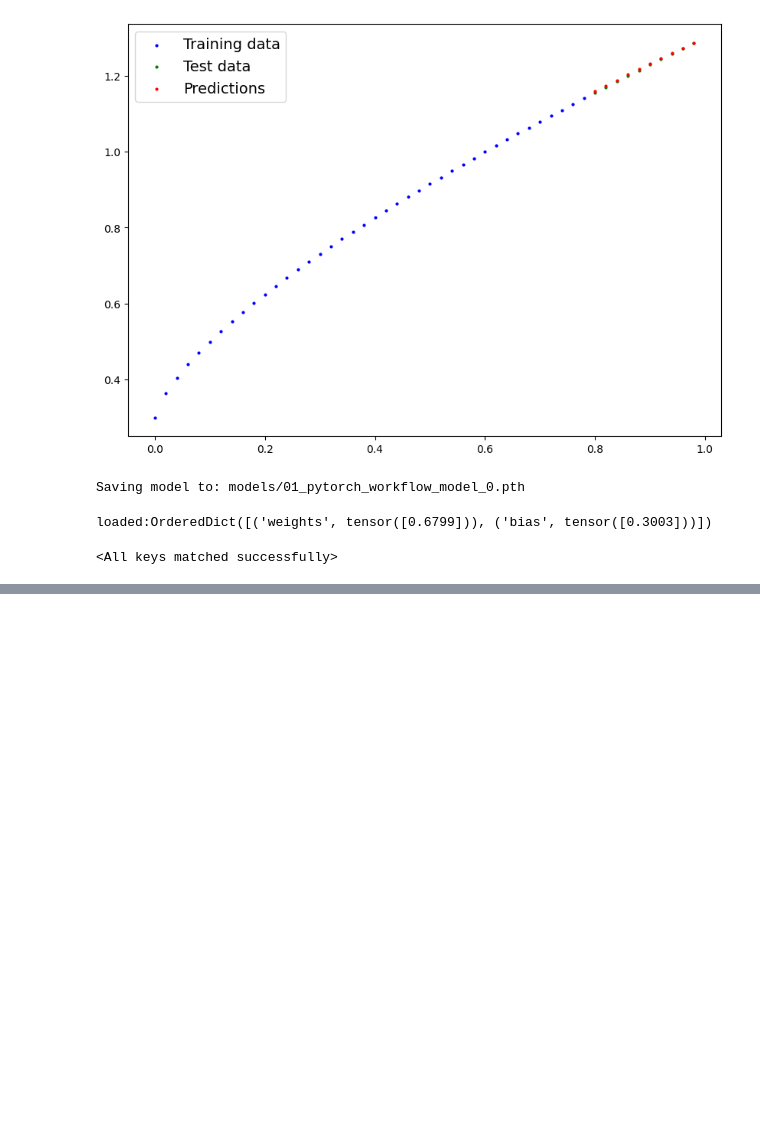
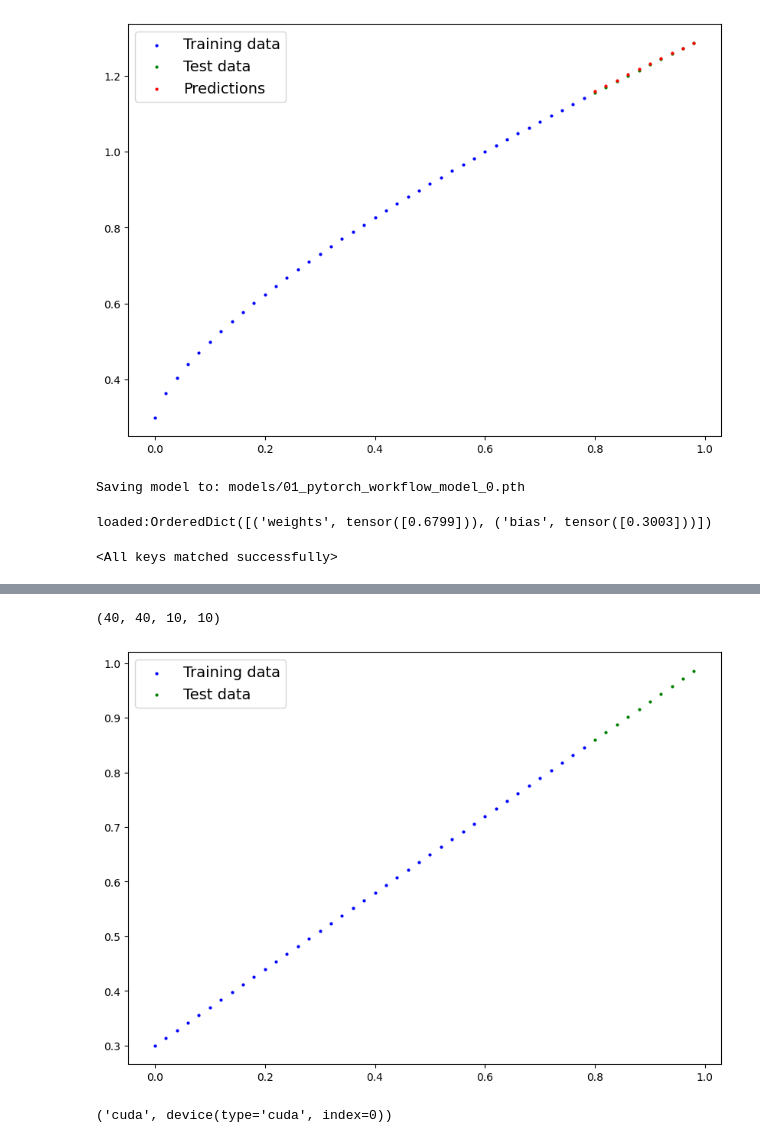
Before and after one commit to dave-howard/PyTorch, a Jupyter notebook: 01_pytorch_workflow.ipynb, the cells around one changed output, grey strips where cells are left out. Saved outputs shown, nothing was run; the diff lists cells and outputs as text; code cells hidden in the pictures; blank space fills up the shorter version.

```diff
--- a/01_pytorch_workflow.ipynb
+++ b/01_pytorch_workflow.ipynb
@@ -326,0 +342,7 @@ tensor([[1.1595],
+# %%
+
+weight = 0.7
+bias= 0.3
+X = torch.arange(0, 1, 0.02).unsqueeze(dim=1)
+y = X * weight + bias
+X[:5], y[:5]
@@ -326,0 +360,11 @@ tensor([[1.1595],
+# %%
+train_split = int(len(X)*0.8)
+X_train, y_train = X[:train_split], y[:train_split]
+X_test, y_test = X[train_split:], y[train_split:]
+len(X_train), len(y_train), len(X_test), len(y_test)
+# %% [output]
+(40, 40, 10, 10)
+# %%
+plot_predictions(X_train, y_train, X_test, y_test)
+# %% [output]
+[figure, added]
@@ -326,0 +381,10 @@ tensor([[1.1595],
+# %%
+torch.manual_seed(42)
+model_1 = LinearRegressionModelV2()
+model_1, model_1.state_dict()
+
+device = 'cuda' if torch.cuda.is_available() else 'cpu'
+model_1.to(device)
+device, next(model_1.parameters()).device
+# %% [output]
+('cuda', device(type='cuda', index=0))
```
Also changed, not shown: parts of 7 cells of this notebook.
